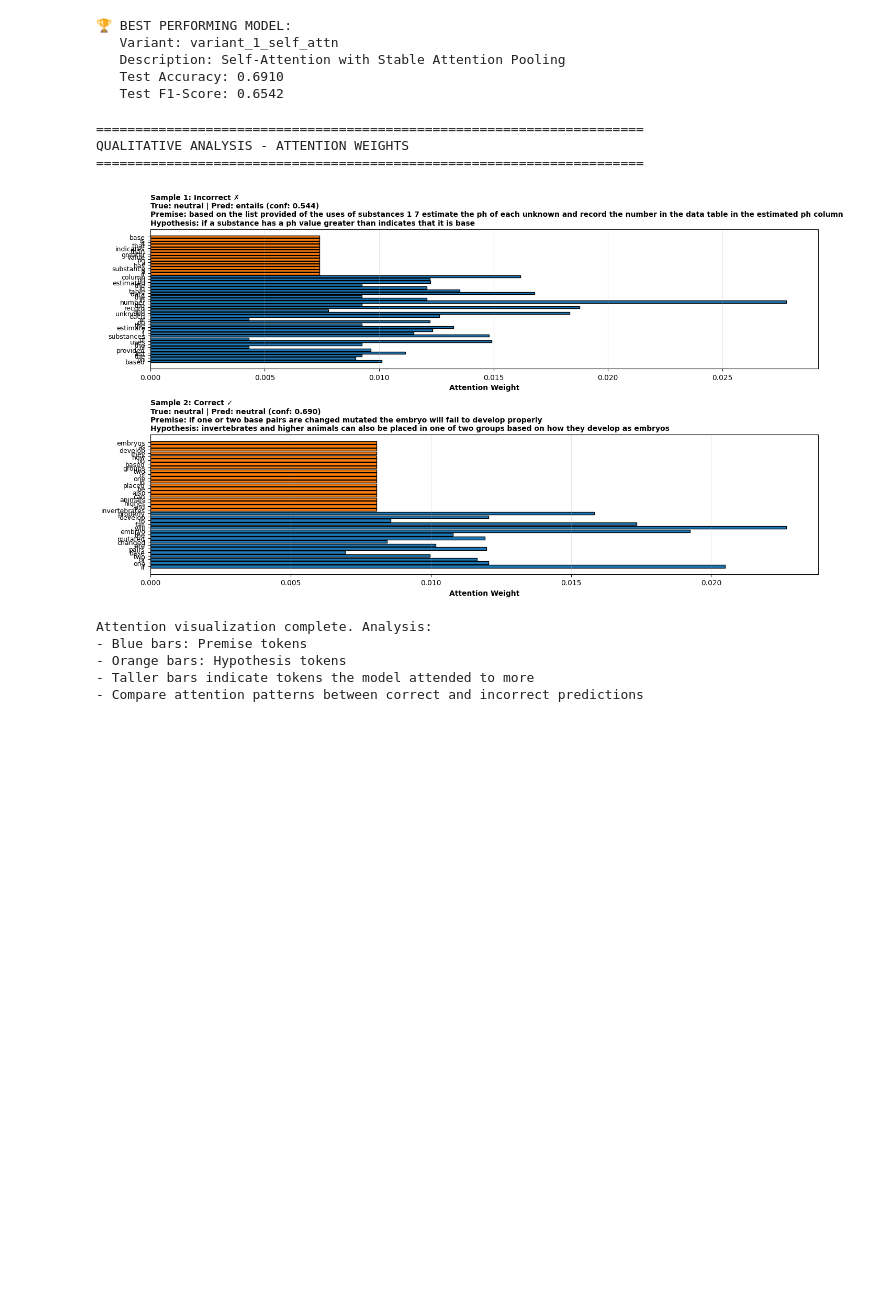
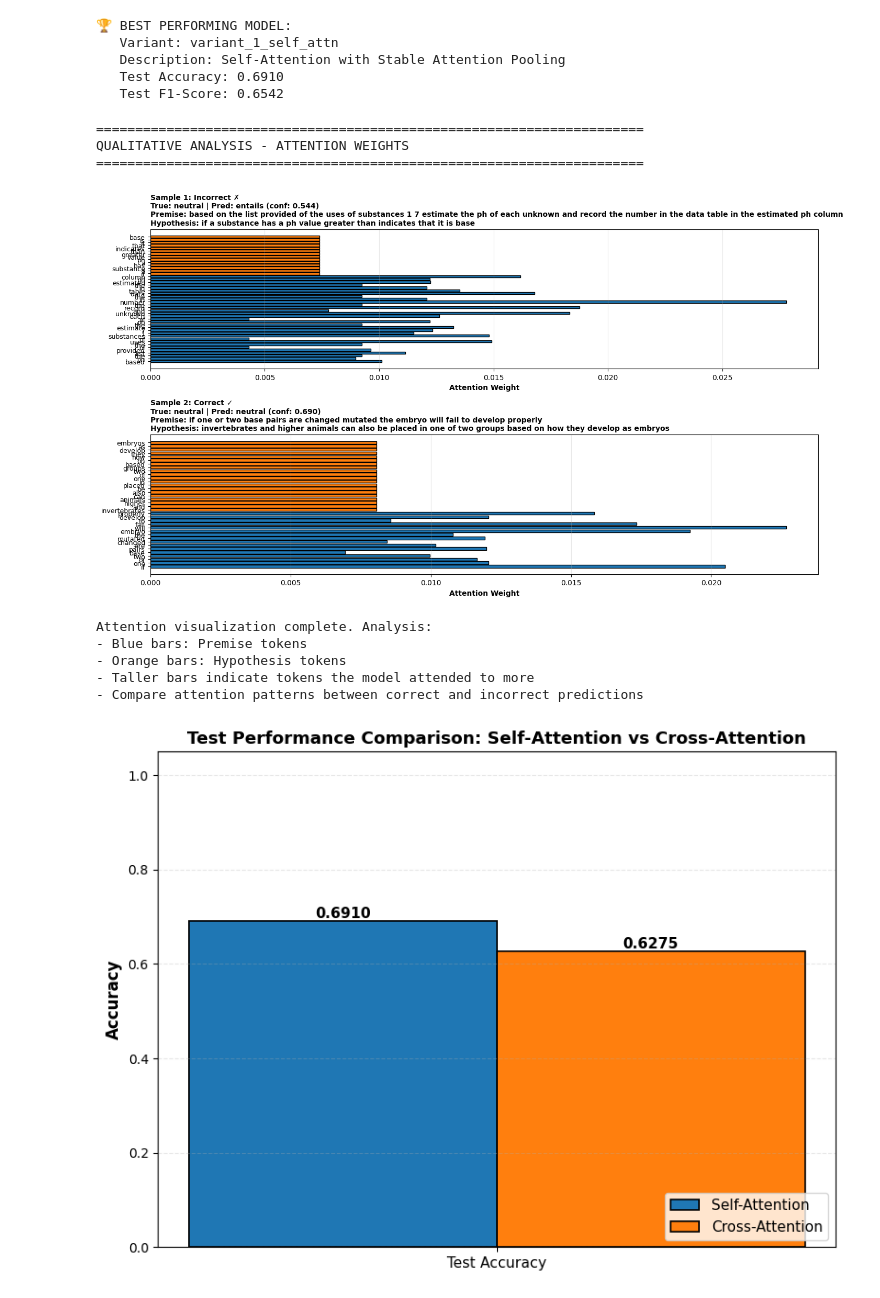
Before and after one commit to MahitGtg/nlp-project, a Jupyter notebook: read_data.ipynb, the cells around one changed output. Cells and saved outputs as stored; diff of their text form; code cells hidden in the pictures; blank space fills up the shorter version.

```diff
--- a/read_data.ipynb
+++ b/read_data.ipynb
@@ -1514,31 +1514,86 @@ def extract_and_visualize_attention(model, test_loader, device, idx_to_word, num
                         f'Hypothesis: {" ".join(hypothesis_tokens)}',
                         fontweight='bold', fontsize=10, loc='left')
             ax.grid(axis='x', alpha=0.3)
 
             samples_processed += 1
 
         if samples_processed >= num_samples:
             break
 
     plt.tight_layout()
-    plt.savefig('attention_weights_qualitative.png', dpi=300, bbox_inches='tight')
+    plt.savefig('attention_weights_qualitative.pdf', format='pdf', bbox_inches='tight')
     plt.show()
 
 # Extract and visualize 2 samples
 extract_and_visualize_attention(best_model, test_loader, device, idx_to_word, num_samples=2)
 
 print("Attention visualization complete. Analysis:")
 print("- Blue bars: Premise tokens")
 print("- Orange bars: Hypothesis tokens")
 print("- Taller bars indicate tokens the model attended to more")
 print("- Compare attention patterns between correct and incorrect predictions")
+
+
+# ============================================================================
+# TEST PERFORMANCE COMPARISON - GROUPED BY METRIC
+# ============================================================================
+
+def plot_test_performance_grouped(ablation_results):
+    """
+    Plot test performance metrics with metrics on x-axis and grouped bars by attention type
+    """
+
+    # Separate self-attention and cross-attention variants
+    self_attn_results = {k: v for k, v in ablation_results.items() if 'self' in k.lower()}
+    cross_attn_results = {k: v for k, v in ablation_results.items() if 'cross' in k.lower()}
+
+    # Average test accuracy across variants within each type
+    self_attn_acc = np.mean([v['test_acc'] for v in self_attn_results.values()])
+    cross_attn_acc = np.mean([v['test_acc'] for v in cross_attn_results.values()])
+
+    # Create grouped bar chart
+    fig, ax = plt.subplots(figsize=(8, 6))
+
+    metrics = ['Test Accuracy']
+    x = np.arange(len(metrics))
+    width = 0.35
+
+    bars1 = ax.bar(x - width/2, [self_attn_acc], width, label='Self-Attention',
+                   color='#1f77b4', edgecolor='black', linewidth=1.2)
+    bars2 = ax.bar(x + width/2, [cross_attn_acc], width, label='Cross-Attention',
+                   color='#ff7f0e', edgecolor='black', linewidth=1.2)
+
+    # Add value labels on bars
+    for bars in [bars1, bars2]:
+        for bar in bars:
+            height = bar.get_height()
+            ax.text(bar.get_x() + bar.get_width()/2., height,
+                   f'{height:.4f}',
+                   ha='center', va='bottom', fontsize=11, fontweight='bold')
+
+    ax.set_ylabel('Accuracy', fontweight='bold', fontsize=12)
+    ax.set_title('Test Performance Comparison: Self-Attention vs Cross-Attention',
+                fontweight='bold', fontsize=13)
+    ax.set_xticks(x)
+    ax.set_xticklabels(metrics, fontsize=11)
+    ax.legend(fontsize=11, loc='lower right')
+    ax.set_ylim([0, 1.05])
+    ax.grid(axis='y', alpha=0.3, linestyle='--')
+
+    plt.tight_layout()
+    plt.savefig('test_performance_grouped.pdf', format='pdf', bbox_inches='tight')
+    plt.show()
+
+# Generate the grouped performance comparison
+plot_test_performance_grouped(ablation_results)
 # %% [output]
 ======================================================================
 QUALITATIVE ANALYSIS - ATTENTION WEIGHTS
 ======================================================================
 [figure]
 Attention visualization complete. Analysis:
 - Blue bars: Premise tokens
 - Orange bars: Hypothesis tokens
 - Taller bars indicate tokens the model attended to more
 - Compare attention patterns between correct and incorrect predictions
+[figure, added]
```
Also changed, not shown: 2 other files.
